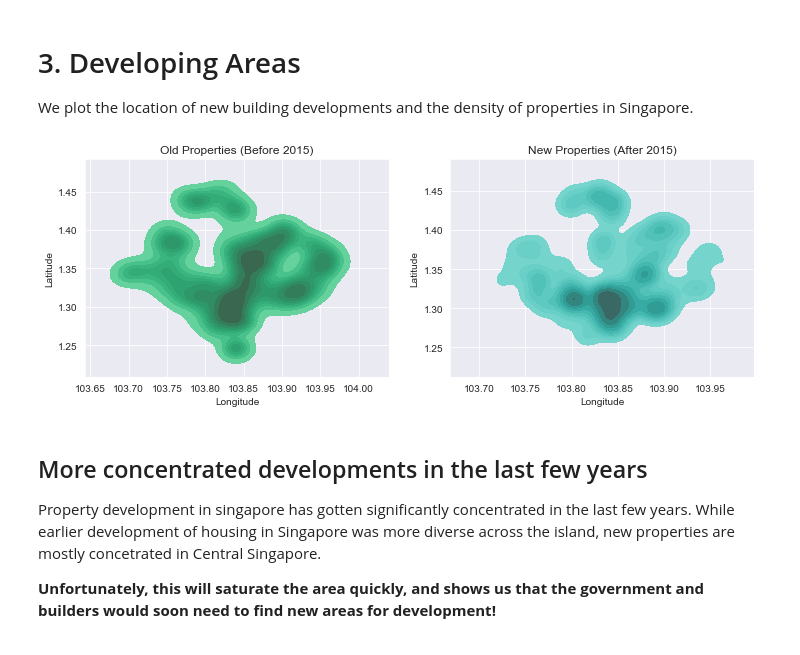
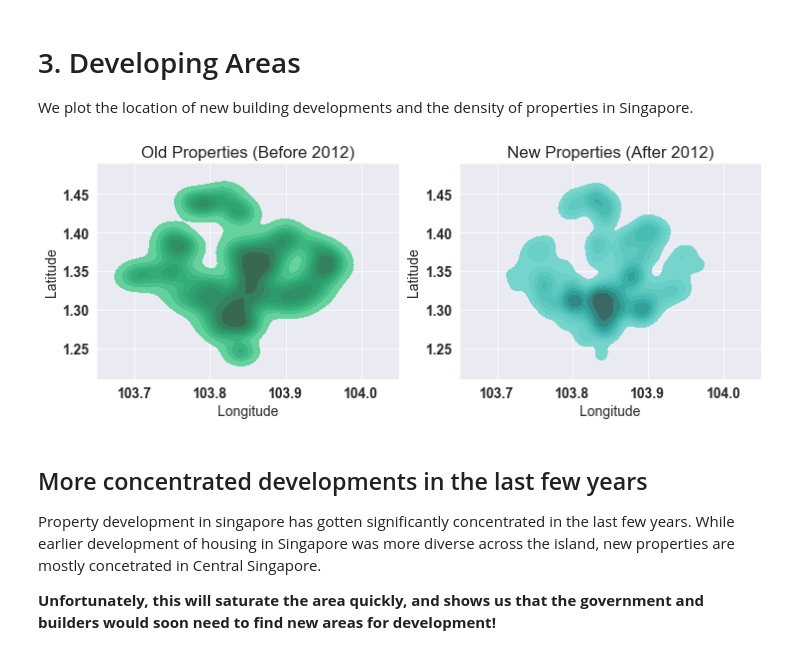
Before and after one commit to atul1696/cs5228-project, a Jupyter notebook: task3.ipynb, the cells around one changed output. Cells and saved outputs as stored; diff of their text form; code cells hidden in the pictures.

```diff
--- a/task3.ipynb
+++ b/task3.ipynb
@@ -22,6 +27,6 @@ trainX, trainY = read_csv('data/train.csv', ylabel='price')
 testX, _ = read_csv('data/test.csv')
 
 data_preprocessor = DataPreprocessor()
-trainX, trainY = data_preprocessor.fit_transform_for_regression(trainX, trainY)
+trainX, trainY = data_preprocessor.fit_transform_for_regression(trainX, trainY, use_min_max_scaling=False)
 
 df = pd.concat([trainX, trainY], axis=1)
@@ -123,21 +99,27 @@ To take into account the change in unit types, we calculate the mean size of uni
 
 We plot the location of new building developments and the density of properties in Singapore.
 # %%
-year_split = 2015
+year_split = 2012
 lat_old, lng_old = df[df['built_year']<year_split]['lat'], df[df['built_year']<year_split]['lng']
 lat_new, lng_new = df[df['built_year']>=year_split]['lat'], df[df['built_year']>=year_split]['lng']
 
 fig, axs = plt.subplots(ncols=2, figsize=(12,4))
 sns.kdeplot({"Latitude": lat_old, "Longitude": lng_old},
              x="Longitude", y="Latitude", fill=True, ax=axs[0],
              color=palette[4]).set(title=('Old Properties (Before %d)' % year_split))
+axs[0].set_xlim(103.65,104.05)
+axs[0].set_ylim(1.21,1.49)
+
 sns.kdeplot({"Latitude": lat_new, "Longitude": lng_new},
              x="Longitude", y="Latitude", fill=True, ax=axs[1],
              color=palette[5]).set(title=('New Properties (After %d)' % year_split))
+axs[1].set_xlim(103.65,104.05)
+axs[1].set_ylim(1.21,1.49)
 
-plt.show()
+# plt.show()
+plt.savefig("task3_developing_areas.pdf")
 # %% [output]
-[figure, old version]
+[figure, new version]
 # %% [markdown]
 ## More concentrated developments in the last few years
 
```
Also changed, not shown: parts of 9 cells of this notebook.
